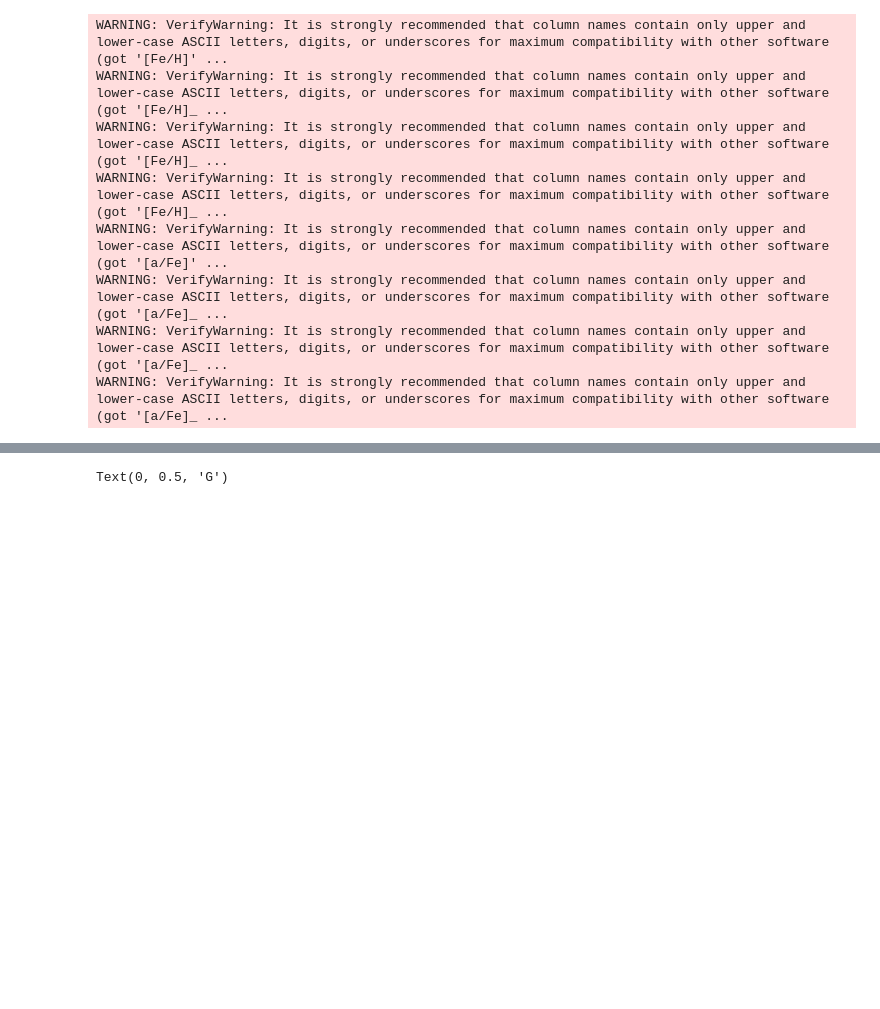
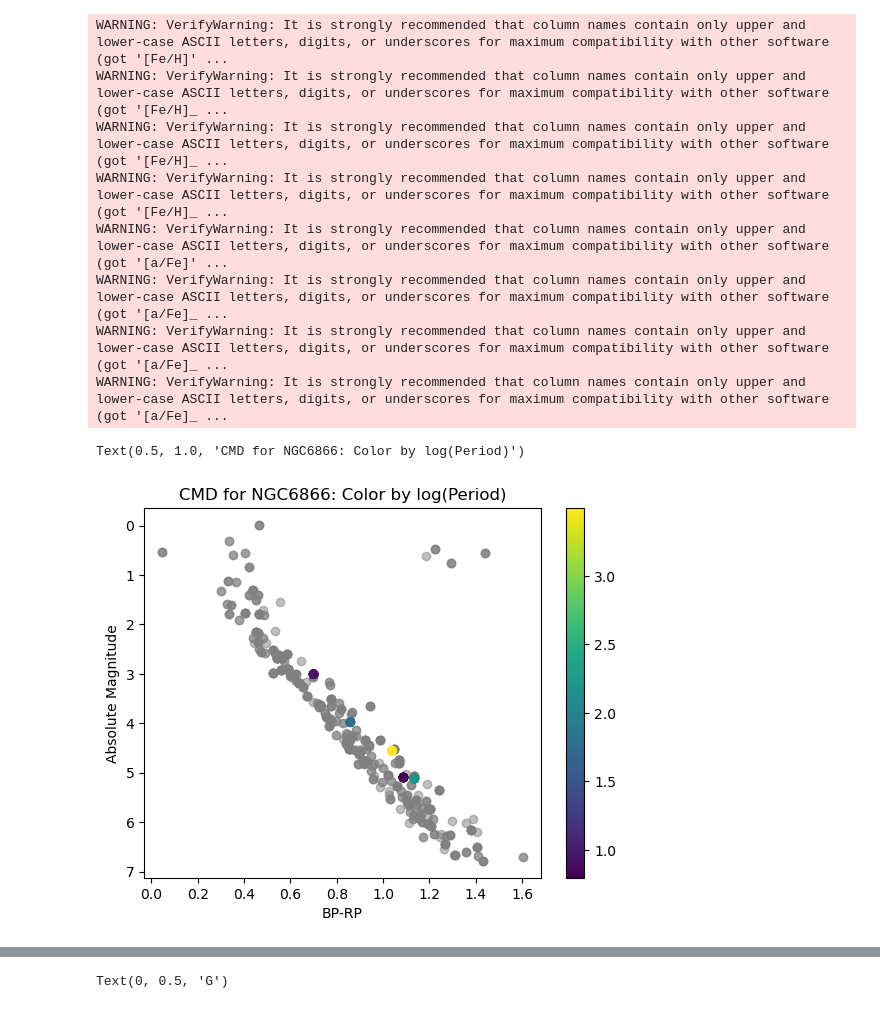
Before and after one commit to ella918/Summer-Research, a Jupyter notebook: 6866CombiningData.ipynb, the cells around one changed output, grey strips where cells are left out. Drawn from its saved outputs; the diff is of its cells as text; code cells hidden in the pictures; blank space fills up the shorter version.

```diff
--- a/6866CombiningData.ipynb
+++ b/6866CombiningData.ipynb
@@ -175,0 +204,12 @@ WARNING: VerifyWarning: It is strongly recommended that column names contain onl
+# %%
+absmags =[]
+
+for i in range(len(dataTable['d'])):
+    if dataTable['d'][i] > 0:
+        d10 = dataTable['d'][i]/10
+        l = np.log10(d10)
+        absmag = dataTable['G'][i] - 5*l
+        absmags.append(absmag)
+    else:
+        absmags.append(0)
+dataTable['absmag'] = absmags
@@ -175,0 +218,24 @@ WARNING: VerifyWarning: It is strongly recommended that column names contain onl
+# %%
+uni_member = join(unimodal_data, dataTable , keys = ['id'])
+# %%
+bprp = dataTable['BP'] - dataTable['RP']
+x = bprp
+y = dataTable['absmag']
+# %%
+bprp_uni = uni_member['BP'] - uni_member['RP']
+x_uni = bprp_uni
+y_uni = uni_member['absmag']
+P_log = np.log(uni_member['P_median'])
+membership = dataTable['MemBool']
+# %%
+fig, ax = plt.subplots()
+plt.scatter(x[membership==1], y[membership==1], c='gray', alpha = .5) #members of cluster
+scatter = plt.scatter(x_uni, y_uni, c = P_log)
+plt.colorbar(scatter)
+ax.invert_yaxis()
+ax.set_xlabel('BP-RP')
+ax.set_ylabel('Absolute Magnitude')
+ax.set_title('CMD for NGC6866: Color by log(Period)')
+# %% [output]
+Text(0.5, 1.0, 'CMD for NGC6866: Color by log(Period)')
+[figure, added]
```
Also changed, not shown: parts of 5 cells of this notebook, 1 other file.
